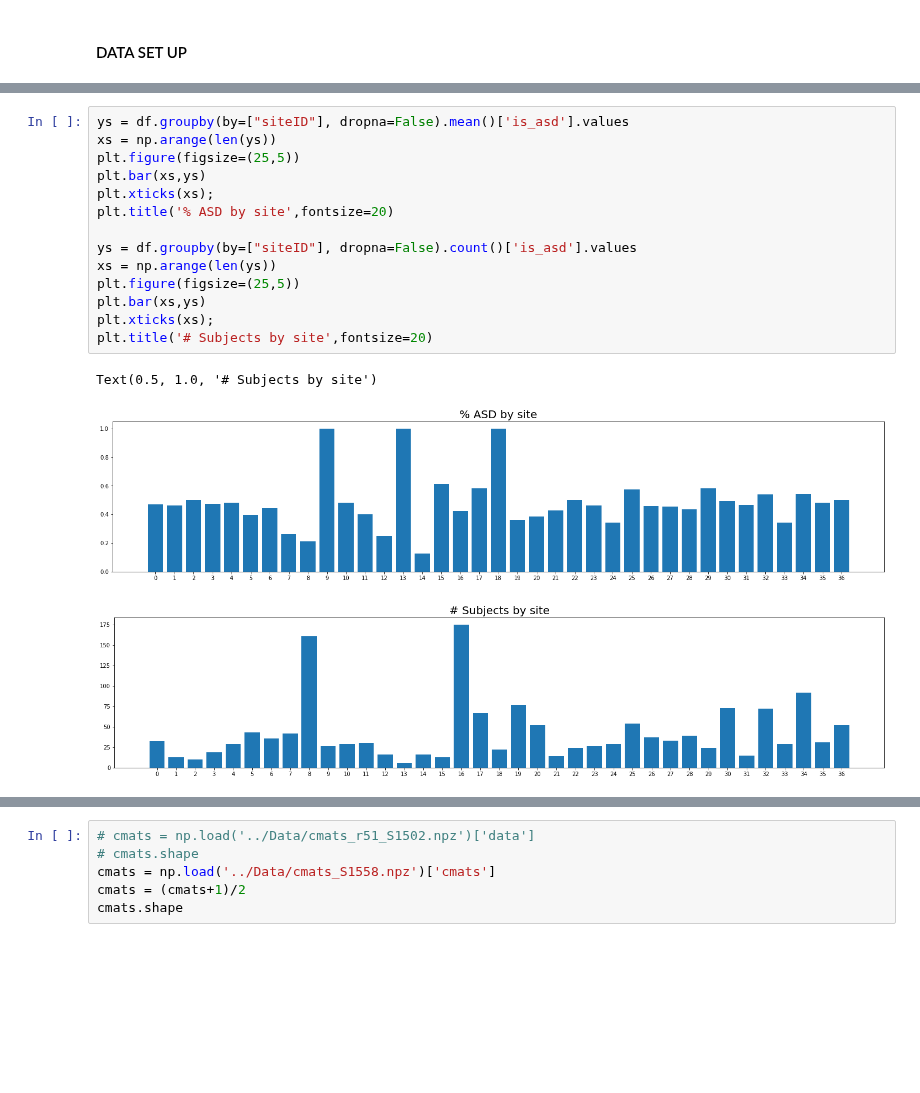
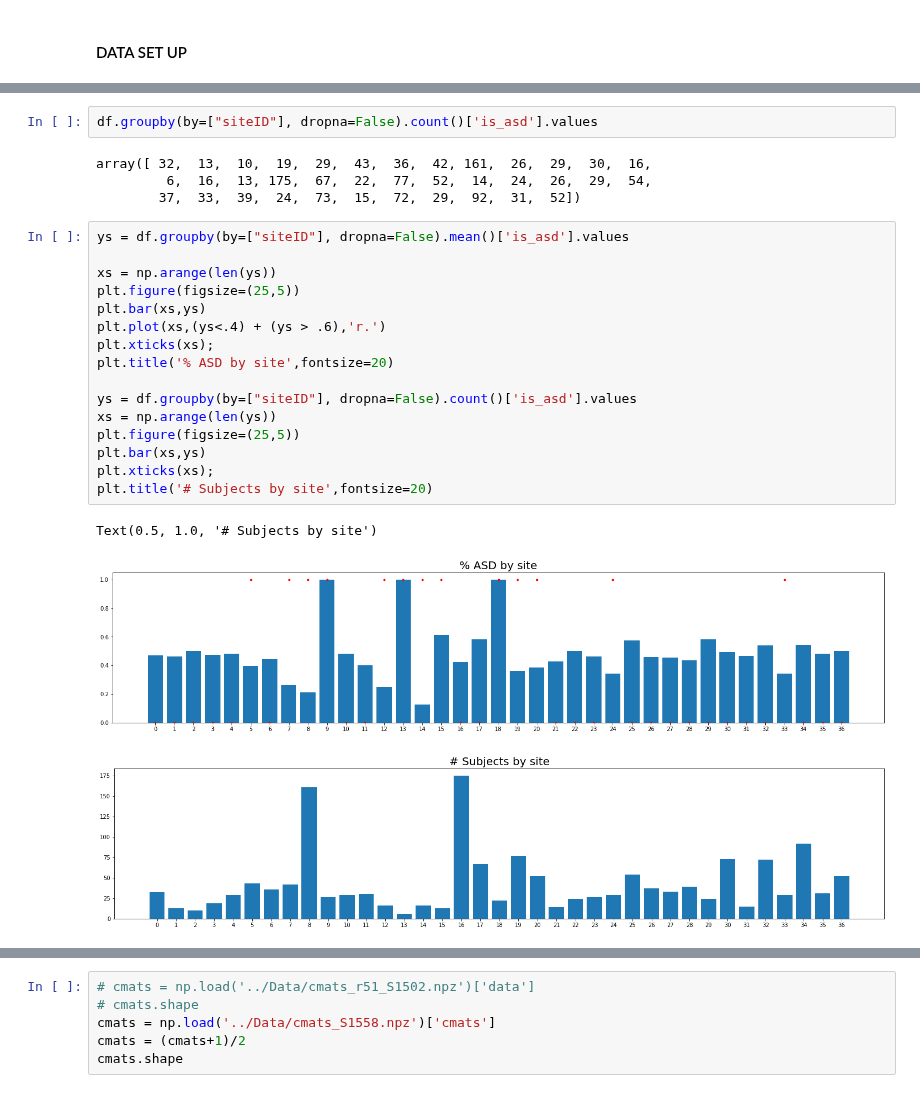
Before and after one commit to Aglinskas/BC-fMRI-AE, a Jupyter notebook: Notebooks/0091-train-CVAE-cmats-dropout.ipynb, the cells around one changed output, grey strips where cells are left out. Saved outputs shown, nothing was run; the diff lists cells and outputs as text; blank space fills up the shorter version.

```diff
--- a/Notebooks/0091-train-CVAE-cmats-dropout.ipynb
+++ b/Notebooks/0091-train-CVAE-cmats-dropout.ipynb
@@ -187,19 +187,27 @@ dataset_id
 Name: is_asd, dtype: int64
+# %%
+df.groupby(by=["siteID"], dropna=False).count()['is_asd'].values
+# %% [output]
+array([ 32,  13,  10,  19,  29,  43,  36,  42, 161,  26,  29,  30,  16,
+         6,  16,  13, 175,  67,  22,  77,  52,  14,  24,  26,  29,  54,
+        37,  33,  39,  24,  73,  15,  72,  29,  92,  31,  52])
 # %%
 ys = df.groupby(by=["siteID"], dropna=False).mean()['is_asd'].values
+
 xs = np.arange(len(ys))
 plt.figure(figsize=(25,5))
 plt.bar(xs,ys)
+plt.plot(xs,(ys<.4) + (ys > .6),'r.')
 plt.xticks(xs);
 plt.title('% ASD by site',fontsize=20)
 
 ys = df.groupby(by=["siteID"], dropna=False).count()['is_asd'].values
 xs = np.arange(len(ys))
 plt.figure(figsize=(25,5))
 plt.bar(xs,ys)
 plt.xticks(xs);
 plt.title('# Subjects by site',fontsize=20)
 # %% [output]
 Text(0.5, 1.0, '# Subjects by site')
-[figure, old version]
+[figure, new version]
 [figure]
```
Also changed, not shown: parts of 33 cells of this notebook.
